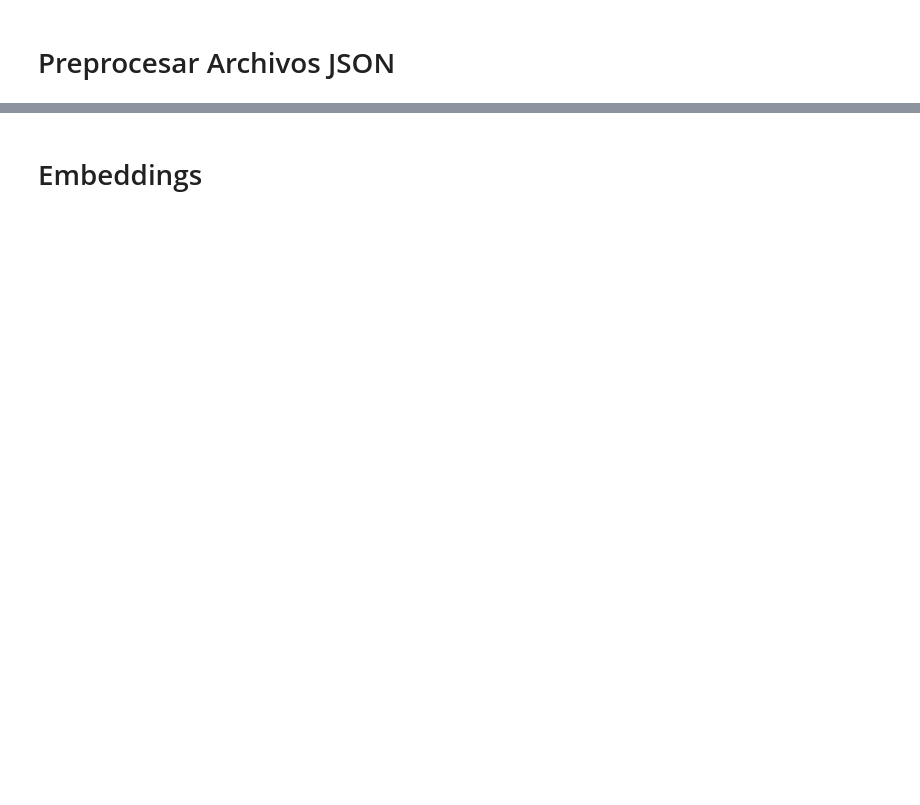
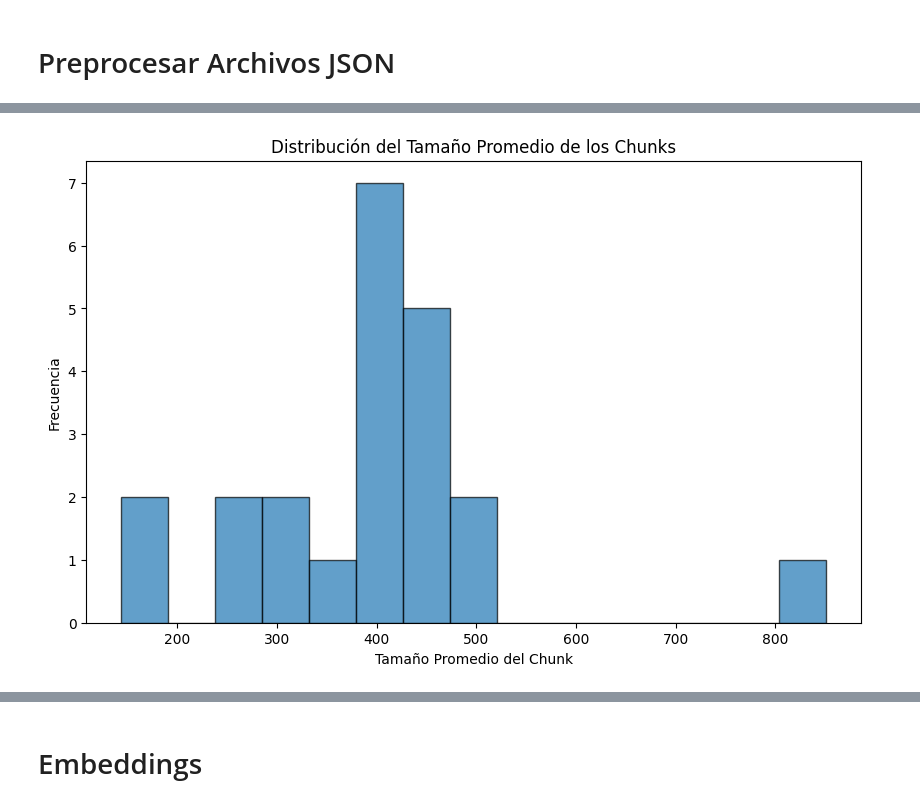
Before and after one commit to N-Sotelo98/practicos-rag, a Jupyter notebook: notebooks/enhanced_text_processing.ipynb, the cells around one changed output, grey strips where cells are left out. Cells and saved outputs as stored; diff of their text form; code cells hidden in the pictures; blank space fills up the shorter version.

```diff
--- a/notebooks/enhanced_text_processing.ipynb
+++ b/notebooks/enhanced_text_processing.ipynb
@@ -520,17 +675,0 @@ ACCESORIOS
-# %%
-from chunking.chunking_optimized import optimized_chunking
-
-# Generar los chunks y almacenarlos en 'all_chunks'
-all_chunks = []
-for data in preprocessed_data:
-    file_name = data["file_name"]
-    preprocessed_text = data["preprocessed_text"]
-    try:
-        chunks = optimized_chunking(preprocessed_text, file_name, max_chunk_size=250, overlap=50)
-        all_chunks.append({
-            "file_name": file_name,
-            "chunks": chunks
-        })
-        print(f"Chunks generados para el archivo {file_name}: {len(chunks)} chunks.")
-    except Exception as e:
-        print(f"Error al generar chunks para el archivo {file_name}: {e}")
@@ -620,0 +808,71 @@ Ejemplos de chunks pequeños:
+# %%
+import pandas as pd
+import matplotlib.pyplot as plt
+
+# Crear un DataFrame con los datos ya procesados
+df_chunks = pd.DataFrame(chunk_statistics)
+
+# Estadísticas Generales
+chunk_summary = {
+    "Total de Chunks": df_chunks["total_chunks"].sum(),
+    "Promedio de Tamaño de Chunks": df_chunks["avg_chunk_size"].mean(),
+    "Máximo Tamaño de Chunk": df_chunks["max_chunk_size"].max(),
+    "Mínimo Tamaño de Chunk": df_chunks["min_chunk_size"].min(),
+    "Total de Narrativas": df_chunks["narrative_chunks"].sum(),
+    "Total de Tablas": df_chunks["table_chunks"].sum(),
+}
+print("\nResumen General de Chunks:")
+for k, v in chunk_summary.items():
+    print(f"- {k}: {v}")
+
+# Histograma del tamaño de los chunks
+plt.figure(figsize=(10, 6))
+plt.hist(df_chunks["avg_chunk_size"], bins=15, alpha=0.7, edgecolor="black")
+plt.title("Distribución del Tamaño Promedio de los Chunks")
+plt.xlabel("Tamaño Promedio del Chunk")
+plt.ylabel("Frecuencia")
+plt.show()
+
+# Gráfico de barras: Chunks por capítulo
+df_chunks.sort_values("total_chunks", ascending=False, inplace=True)
+plt.figure(figsize=(12, 6))
+plt.bar(df_chunks["file_name"], df_chunks["total_chunks"], alpha=0.7, label="Total Chunks")
+plt.title("Cantidad Total de Chunks por Capítulo")
+plt.xlabel("Capítulo")
+plt.ylabel("Cantidad de Chunks")
+plt.xticks(rotation=90)
+plt.legend()
+plt.show()
+
+# Gráfico de barras apiladas: Narrativas vs Tablas por capítulo
+df_chunks.set_index("file_name", inplace=True)
+df_chunks[["narrative_chunks", "table_chunks"]].plot(
+    kind="bar", stacked=True, figsize=(12, 6), alpha=0.7, colormap="viridis"
+)
+plt.title("Distribución de Narrativas y Tablas por Capítulo")
+plt.xlabel("Capítulo")
+plt.ylabel("Cantidad de Chunks")
+plt.xticks(rotation=90)
+plt.legend(["Narrativas", "Tablas"])
+plt.show()
+
+# Boxplot: Tamaño de chunks por tipo
+narrative_sizes = [
+    len(c["content"])
+    for data in preprocessed_data
+    for c in optimized_chunking(data["preprocessed_text"], data["file_name"])
+    if c["type"] == "narrative"
+]
+table_sizes = [
+    len(c["content"])
+    for data in preprocessed_data
+    for c in optimized_chunking(data["preprocessed_text"], data["file_name"])
+    if c["type"] == "table"
+]
+
+plt.figure(figsize=(10, 6))
+plt.boxplot([narrative_sizes, table_sizes], labels=["Narrativas", "Tablas"])
+plt.title("Distribución de Tamaño de Chunks por Tipo")
+plt.ylabel("Tamaño del Chunk")
+plt.show()
+# %% [output]
@@ -620,0 +886 @@ Ejemplos de chunks pequeños:
+[figure, added]
```
Also changed, not shown: parts of 21 cells of this notebook, 7 other files.
